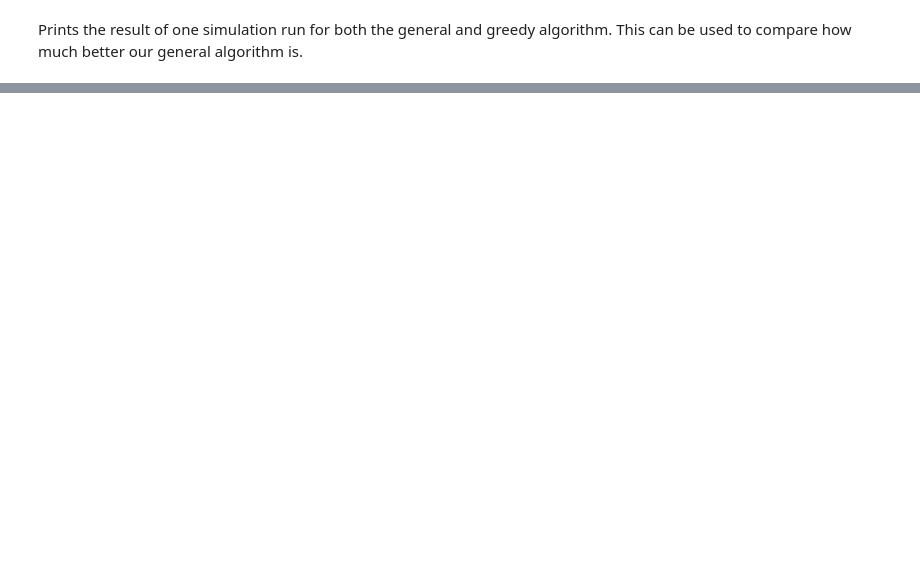
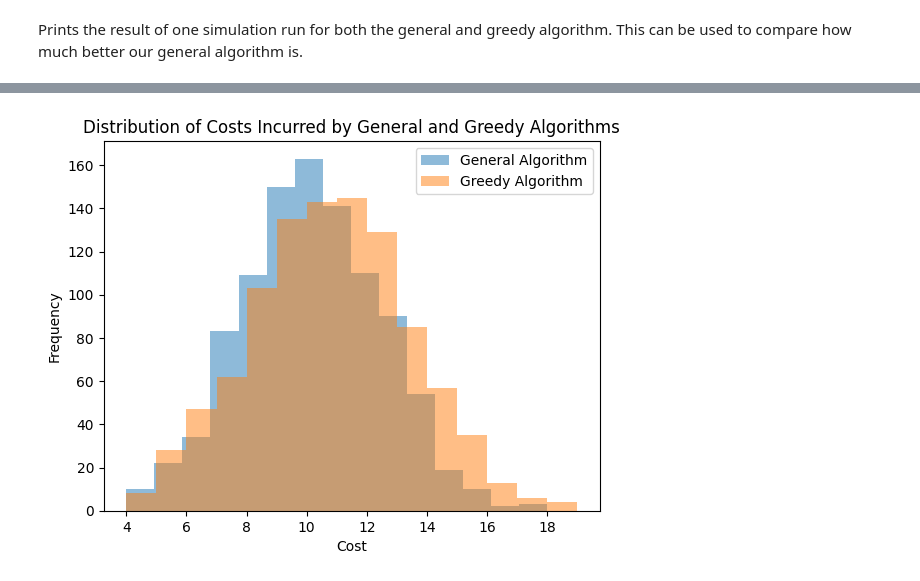
Before and after one commit to T-Lind/cost_mechnaisms_for_planning, a Jupyter notebook: main.ipynb, the cells around one changed output, grey strips where cells are left out. Saved outputs shown, nothing was run; the diff lists cells and outputs as text; code cells hidden in the pictures; blank space fills up the shorter version.

```diff
--- a/main.ipynb
+++ b/main.ipynb
@@ -118,0 +164,11 @@ print(results)
+# %%
+# Plot the two histograms, with general/greedy distributions in different colors
+plt.hist(general_costs, bins=15, alpha=0.5, label='General Algorithm')
+plt.hist(greedy_costs, bins=15, alpha=0.5, label='Greedy Algorithm')
+plt.legend()
+plt.title('Distribution of Costs Incurred by General and Greedy Algorithms')
+plt.xlabel('Cost')
+plt.ylabel('Frequency')
+plt.show()
+# %% [output]
+[figure, added]
```
Also changed, not shown: parts of 8 cells of this notebook, 4 other files.
